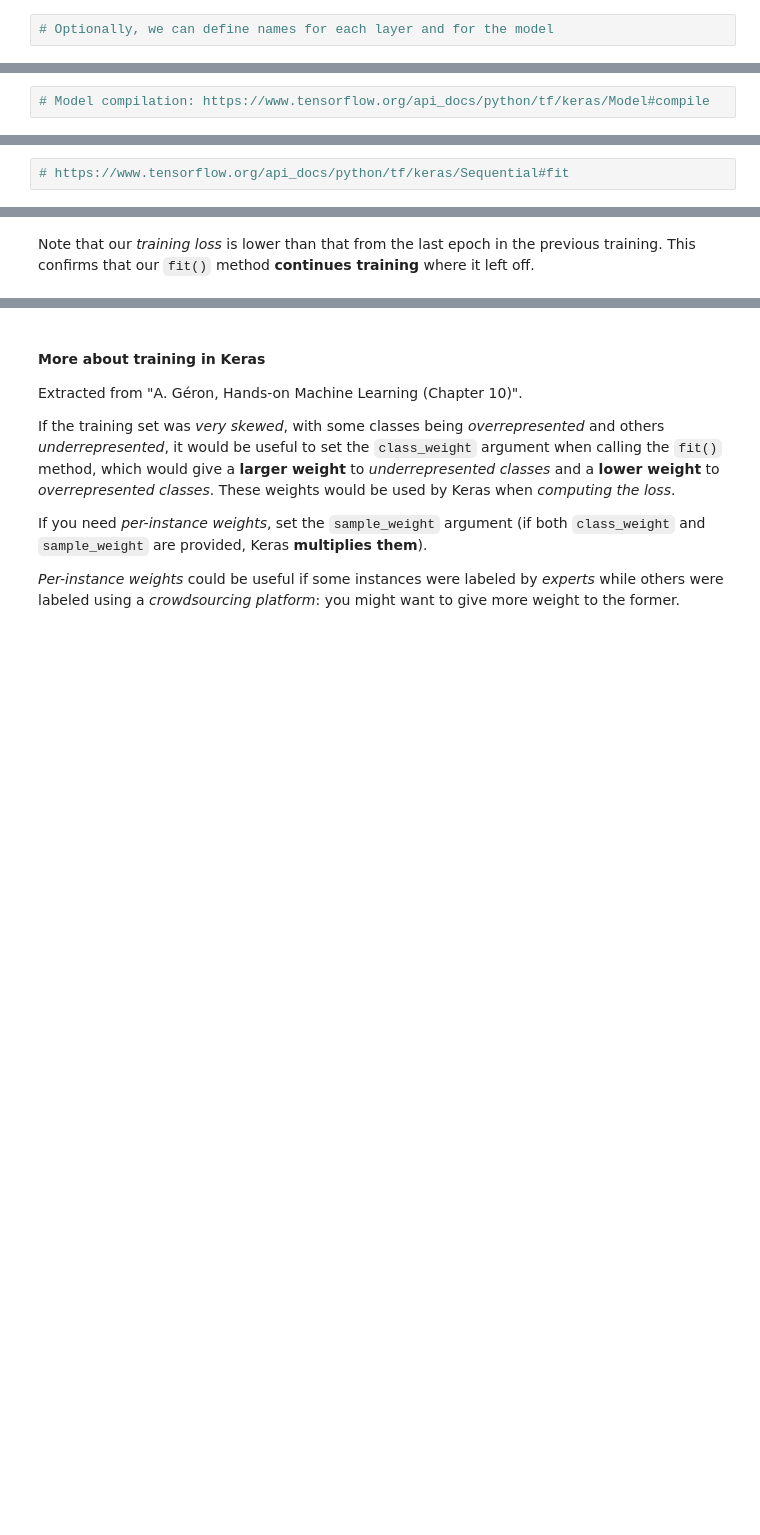
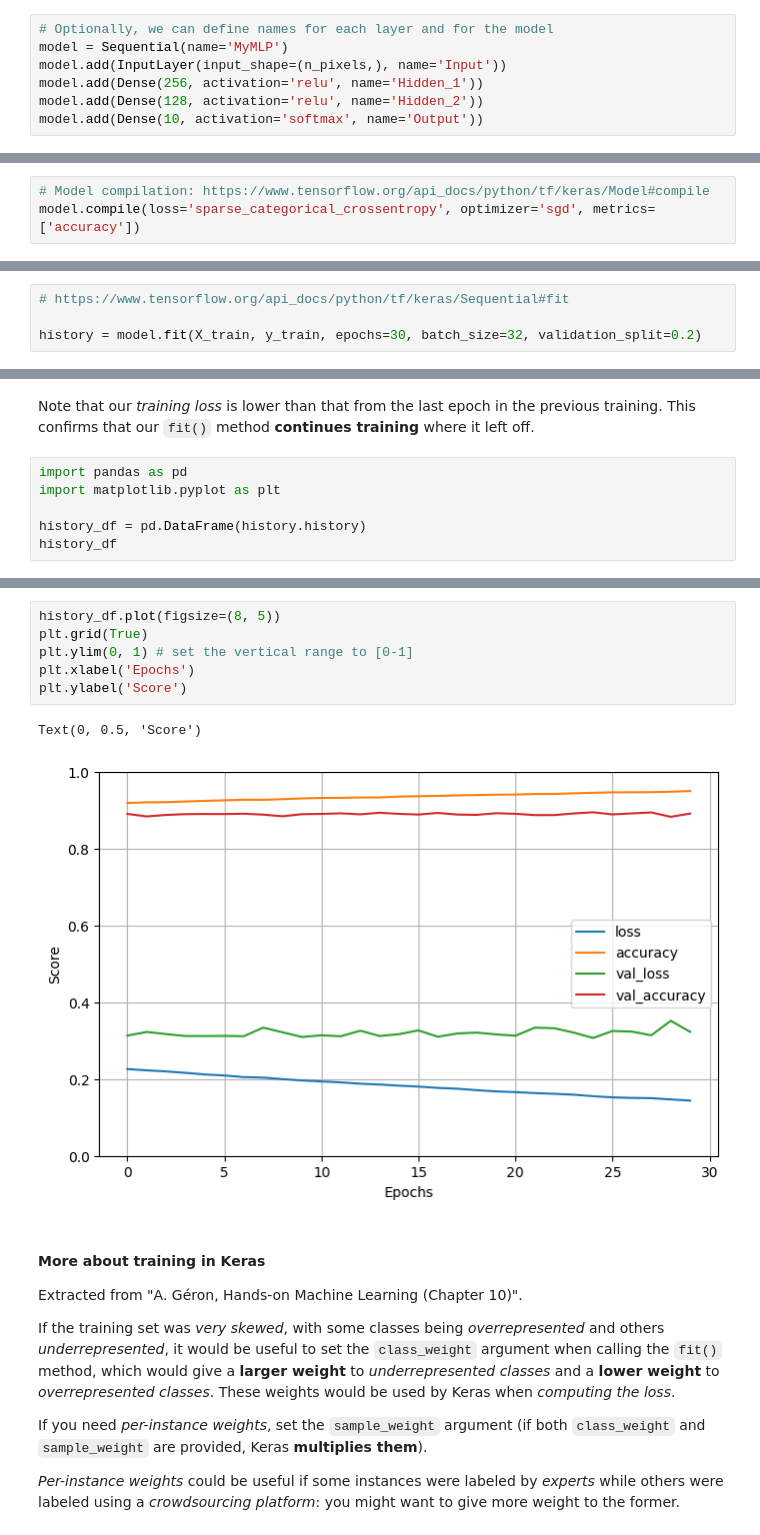
Before and after one commit to iamsamucoding/IFSP-CMP-D3APL-2023.1, a Jupyter notebook: mlp/mlp_keras_v1.ipynb, the cells around one changed output, grey strips where cells are left out. Cells and saved outputs as stored; diff of their text form; blank space fills up the shorter version.

```diff
--- a/mlp/mlp_keras_v1.ipynb
+++ b/mlp/mlp_keras_v1.ipynb
@@ -233,3 +279,8 @@ _________________________________________________________________
 ##### **Named Layers (without spaces)**
 # %%
 # Optionally, we can define names for each layer and for the model
+model = Sequential(name='MyMLP')
+model.add(InputLayer(input_shape=(n_pixels,), name='Input'))
+model.add(Dense(256, activation='relu', name='Hidden_1'))
+model.add(Dense(128, activation='relu', name='Hidden_2'))
+model.add(Dense(10, activation='softmax', name='Output'))
@@ -267,6 +432,7 @@ print(biases)
 ### 2.2 Compiling: Defining the Loss Function, Optimizer, and Metrics
 # %%
 # Model compilation: https://www.tensorflow.org/api_docs/python/tf/keras/Model#compile
+model.compile(loss='sparse_categorical_crossentropy', optimizer='sgd', metrics=['accuracy'])
 # %% [markdown]
 #### **Loss:**
 
@@ -297,3 +463,5 @@ In case of GPU drivers, we can monitor its use by [_gpustat_](https://github.com
 On terminal, use: `gpustat -cpi`
 # %%
 # https://www.tensorflow.org/api_docs/python/tf/keras/Sequential#fit
+
+history = model.fit(X_train, y_train, epochs=30, batch_size=32, validation_split=0.2)
@@ -332,2 +607,8 @@ history = model.fit(X_train, y_train, epochs=30, batch_size=32, validation_split
 # %% [markdown]
 Note that our _training loss_ is lower than that from the last epoch in the previous training. This confirms that our `fit()` method **continues training** where it left off.
+# %%
+import pandas as pd
+import matplotlib.pyplot as plt
+
+history_df = pd.DataFrame(history.history)
+history_df
@@ -334,3 +633,12 @@ Note that our _training loss_ is lower than that from the last epoch in the prev
+# %%
+history_df.plot(figsize=(8, 5))
+plt.grid(True)
+plt.ylim(0, 1) # set the vertical range to [0-1]
+plt.xlabel('Epochs')
+plt.ylabel('Score')
+# %% [output]
+Text(0, 0.5, 'Score')
+[figure, added]
 # %% [markdown]
 #### **More about training in Keras**
 Extracted from "A. Géron, Hands-on Machine Learning (Chapter 10)".
```
Also changed, not shown: parts of 41 cells of this notebook, 1 other file.
